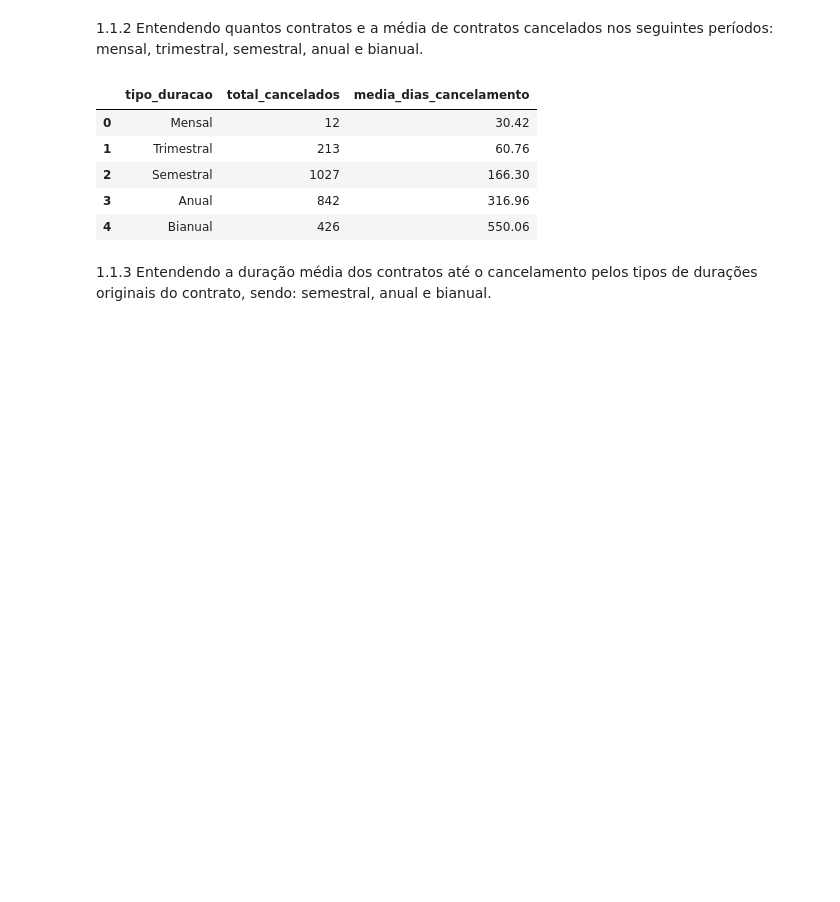
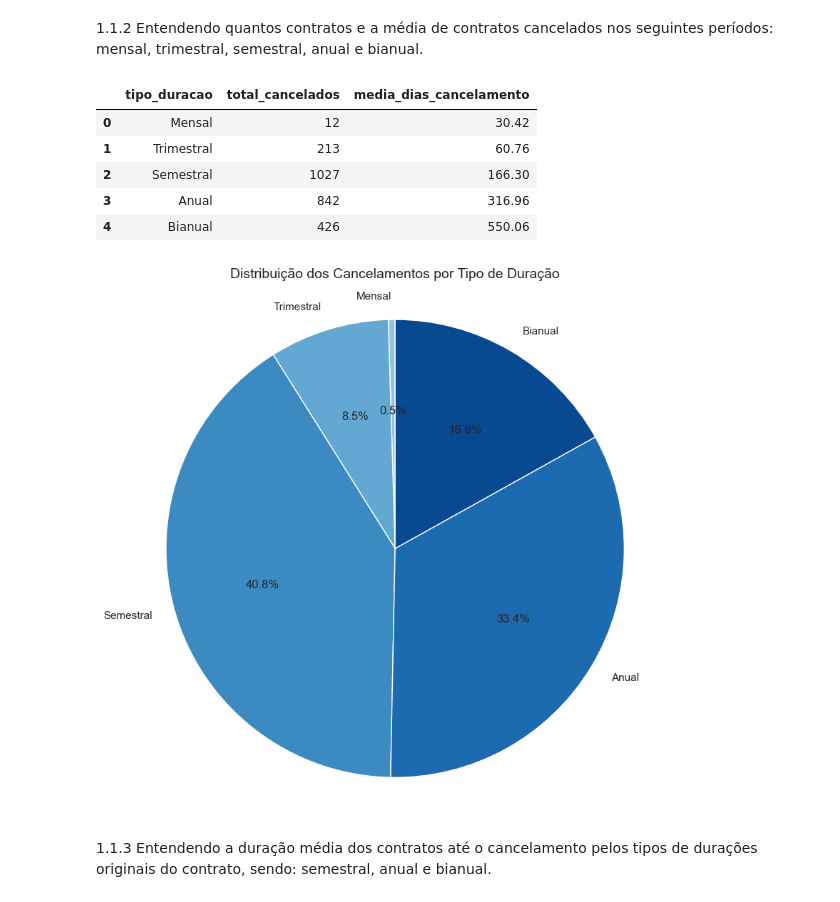
Before and after one commit to Anavillas/final-project, a Jupyter notebook: notebooks/contratos.ipynb, the cells around one changed output. Saved outputs shown, nothing was run; the diff lists cells and outputs as text; code cells hidden in the pictures; blank space fills up the shorter version.

```diff
--- a/notebooks/contratos.ipynb
+++ b/notebooks/contratos.ipynb
@@ -107,6 +117,34 @@ df_contrato_cancelado_agroup_categ
 | 2 | Semestral | 1027 | 166.30 |
 | 3 | Anual | 842 | 316.96 |
 | 4 | Bianual | 426 | 550.06 |
+# %%
+import matplotlib.pyplot as plt
+import numpy as np
+
+# Dados
+labels = df_contrato_cancelado_agroup_categ["tipo_duracao"]
+sizes = df_contrato_cancelado_agroup_categ["total_cancelados"]
+
+# Cores
+colors = plt.cm.Blues(np.linspace(0.4, 0.9, len(labels)))
+
+# Gráfico de pizza
+plt.figure(figsize=(8, 8))
+plt.pie(
+    sizes,
+    labels=labels,
+    autopct='%1.1f%%',
+    startangle=90,
+    colors=colors,
+    wedgeprops={'edgecolor': 'white'}
+)
+
+plt.title("Distribuição dos Cancelamentos por Tipo de Duração", fontsize=14)
+plt.axis('equal')  # Círculo
+plt.tight_layout()
+plt.show()
+# %% [output]
+[figure, added]
 # %% [markdown]
 1.1.3 Entendendo a duração média dos contratos até o cancelamento pelos tipos de durações originais do contrato, sendo: semestral, anual e bianual.
 # %%
```
Also changed, not shown: parts of 24 cells of this notebook, 29 other files.
